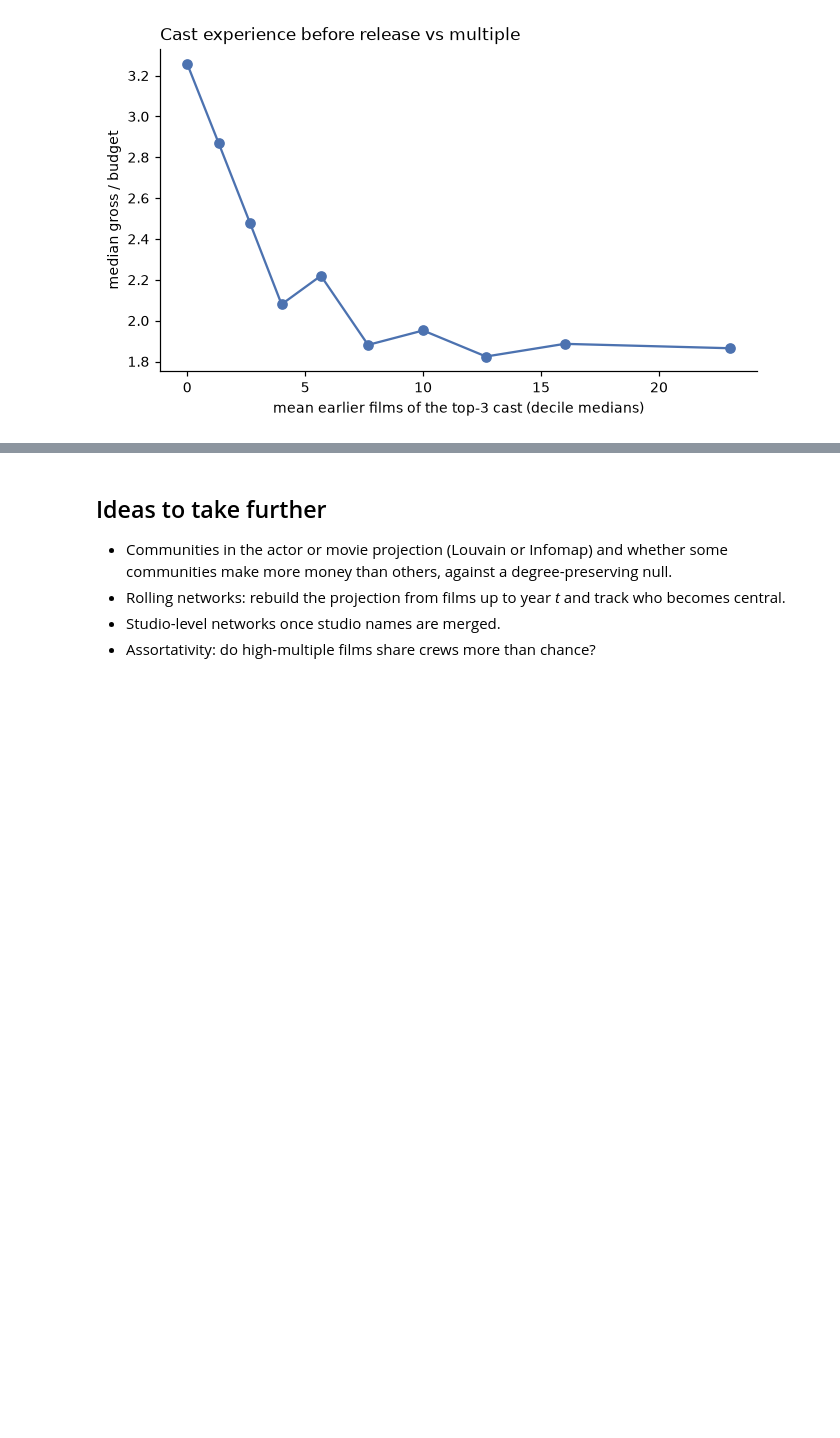
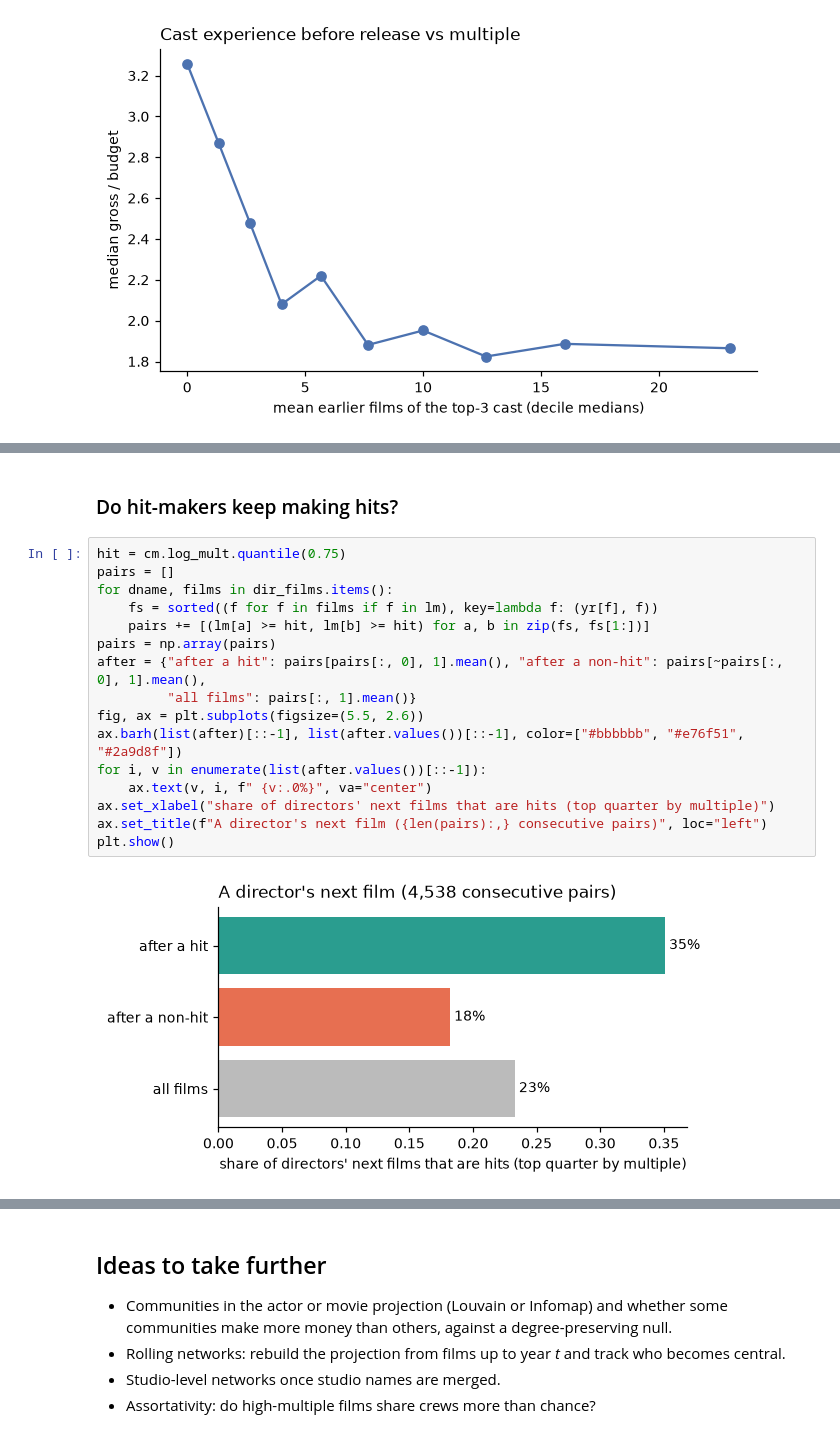
Before and after one commit to angelabuxo/IMDb-movie-success, a Jupyter notebook: notebooks/movie_graph.ipynb, the cells around one changed output, grey strips where cells are left out. Cells and saved outputs as stored; diff of their text form; blank space fills up the shorter version.

```diff
--- a/notebooks/movie_graph.ipynb
+++ b/notebooks/movie_graph.ipynb
@@ -203,0 +388,20 @@ plt.show()
+# %% [markdown]
+### Do hit-makers keep making hits?
+# %%
+hit = cm.log_mult.quantile(0.75)
+pairs = []
+for dname, films in dir_films.items():
+    fs = sorted((f for f in films if f in lm), key=lambda f: (yr[f], f))
+    pairs += [(lm[a] >= hit, lm[b] >= hit) for a, b in zip(fs, fs[1:])]
+pairs = np.array(pairs)
+after = {"after a hit": pairs[pairs[:, 0], 1].mean(), "after a non-hit": pairs[~pairs[:, 0], 1].mean(),
+         "all films": pairs[:, 1].mean()}
+fig, ax = plt.subplots(figsize=(5.5, 2.6))
+ax.barh(list(after)[::-1], list(after.values())[::-1], color=["#bbbbbb", "#e76f51", "#2a9d8f"])
+for i, v in enumerate(list(after.values())[::-1]):
+    ax.text(v, i, f" {v:.0%}", va="center")
+ax.set_xlabel("share of directors' next films that are hits (top quarter by multiple)")
+ax.set_title(f"A director's next film ({len(pairs):,} consecutive pairs)", loc="left")
+plt.show()
+# %% [output]
+[figure, added]
```
Also changed, not shown: parts of 13 cells of this notebook.
